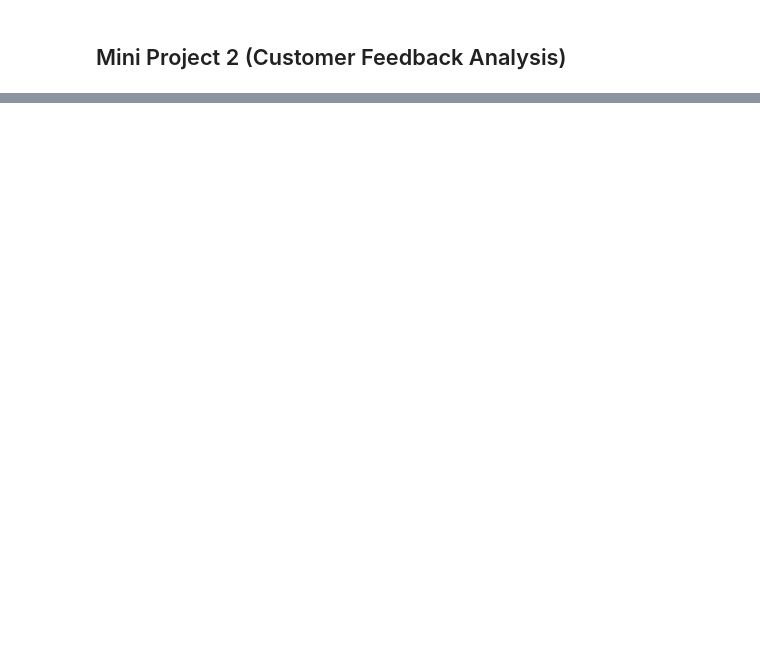
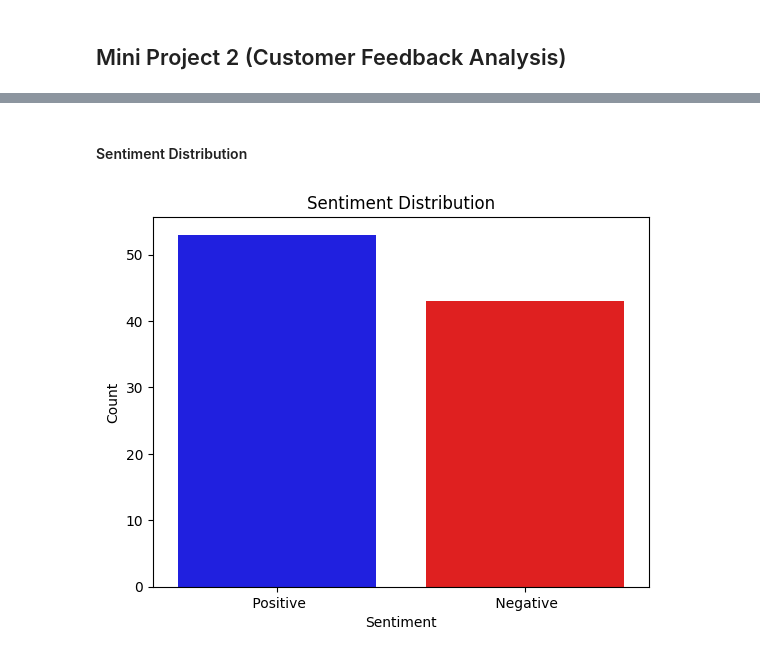
Before and after one commit to Himanshupegu/Python-Mini-Project-2-MBA-DS-AI-, a Jupyter notebook: Mini Project 2.ipynb, the cells around one changed output, grey strips where cells are left out. Cells and saved outputs as stored; diff of their text form; code cells hidden in the pictures; blank space fills up the shorter version.

```diff
--- a/Mini Project 2.ipynb
+++ b/Mini Project 2.ipynb
@@ -117,0 +32,15 @@ df_cleaned.head()
+# %%
+df = df_test[
+    "Text, Sentiment, Source, Date/Time, User ID, Location, Confidence Score"
+].str.split(",", expand=True)
+
+df.columns = [
+    "Text",
+    "Sentiment",
+    "Source",
+    "Date/Time",
+    "User ID",
+    "Location",
+    "Confidence Score",
+]
+df
@@ -117,0 +76,3 @@ df_cleaned.head()
+# %%
+df = df.dropna()
+df.shape
@@ -117,0 +81,8 @@ df_cleaned.head()
+# %%
+df.loc[:, "Date/Time"] = df["Date/Time"].str.strip()
+
+df.loc[:, ["Date", "Time"]] = df.loc[:, "Date/Time"].str.split(" ", expand=True)
+
+df.drop(columns=["Date/Time"], inplace=True)
+
+df.head()
@@ -117,0 +100,4 @@ df_cleaned.head()
+# %%
+df["Date"] = pd.to_datetime(df["Date"])
+df["Time"] = pd.to_datetime(df["Time"], format="%H:%M:%S").dt.time
+df.info()
@@ -117,0 +141,12 @@ df_cleaned.head()
+# %% [markdown]
+#### Sentiment Distribution
+# %%
+sns.countplot(
+    x="Sentiment", data=df, palette=["blue", "red"], legend=False, hue="Sentiment"
+)
+plt.xlabel("Sentiment")
+plt.ylabel("Count")
+plt.title("Sentiment Distribution")
+plt.show()
+# %% [output]
+[figure, added]
```
Also changed, not shown: parts of 66 cells of this notebook, 20 other files.
